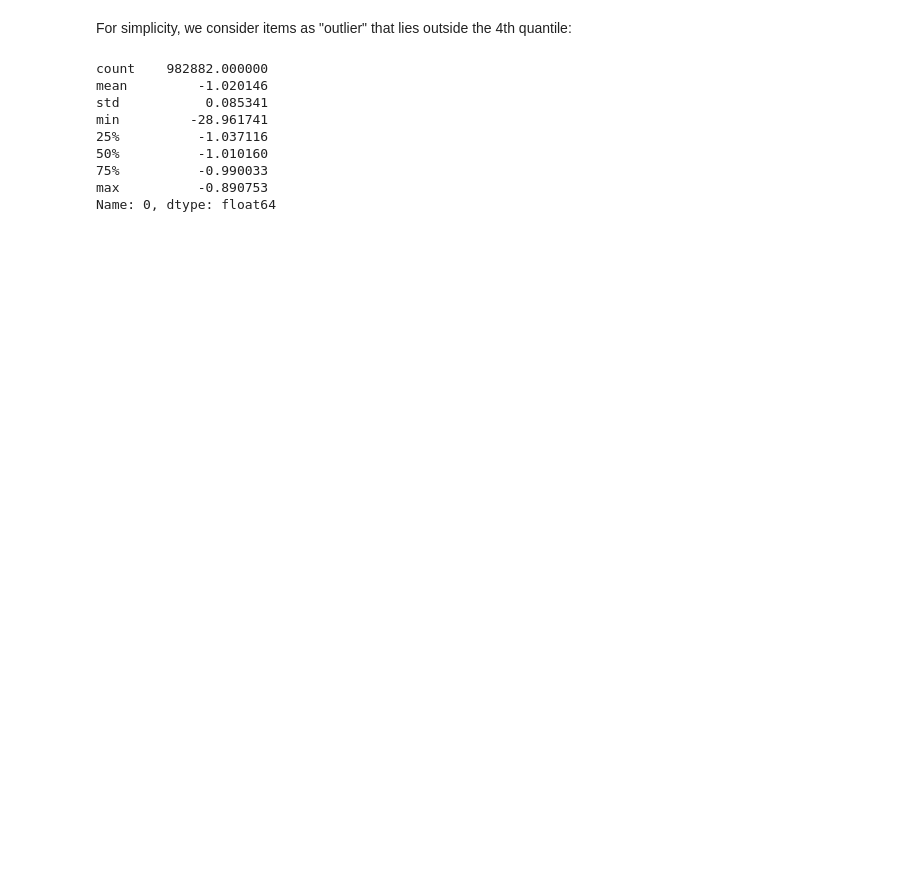
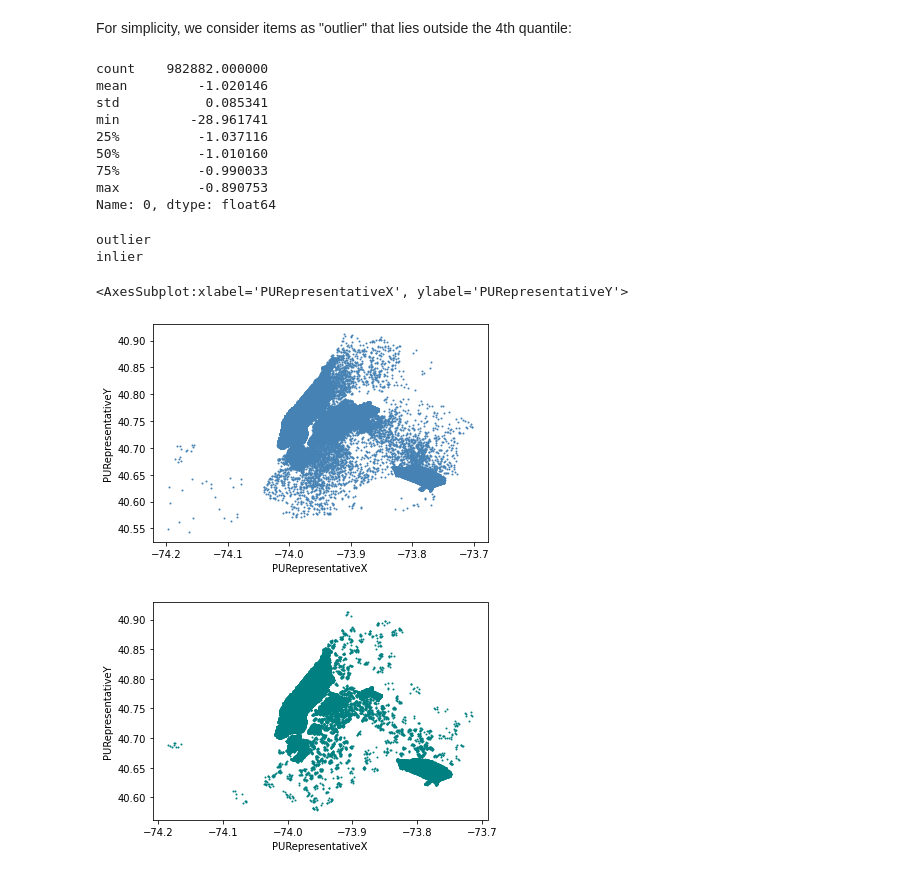
Before and after one commit to vis-au/prosample, a Jupyter notebook: server/pipeline/linearizations/input_files/taxis_tests.ipynb, the cells around one changed output. Drawn from its saved outputs; the diff is of its cells as text; code cells hidden in the pictures; blank space fills up the shorter version.

Commit message:
add figure for outlier computation to taxis data

```diff
--- a/server/pipeline/linearizations/input_files/taxis_tests.ipynb
+++ b/server/pipeline/linearizations/input_files/taxis_tests.ipynb
@@ -250,3 +261,26 @@ min         -28.961741
 75%          -0.990033
 max          -0.890753
 Name: 0, dtype: float64
+# %%
+import pandas as pd
+
+outlierness = pd.read_csv("./outlierness.csv", sep=";")
+outlierness.columns = ["tripID", "score"]
+outlierness.set_index("tripID", inplace=True)
+
+columns = ["tripID", "VendorID", "tpep_pickup_datetime", "tpep_dropoff_datetime", "passenger_count", "trip_distance", "RatecodeID", "PULocationID", "DOLocationID", "payment_type", "fare_amount", "extra", "mta_tax", "tip_amount", "tolls_amount", "improvement_surcharge", "total_amount", "PURepresentativeX", "PURepresentativeY", "DORepresentativeX", "DORepresentativeY"]
+
+df = pd.read_csv("./taxisData.csv", sep=";", names=columns)
+df.set_index("tripID", inplace=True)
+df = df.join(outlierness)
+
+print("outlier")
+df[df["score"] < -1].plot.scatter(x="PURepresentativeX", y="PURepresentativeY", s=1, c="steelblue")
+print("inlier")
+df[df["score"] > -1].plot.scatter(x="PURepresentativeX", y="PURepresentativeY", s=1, c="teal")
+# %% [output]
+outlier
+inlier
+<AxesSubplot:xlabel='PURepresentativeX', ylabel='PURepresentativeY'>
+[figure, added]
+[figure, added]
```
Also changed, not shown: parts of 2 cells of this notebook.
